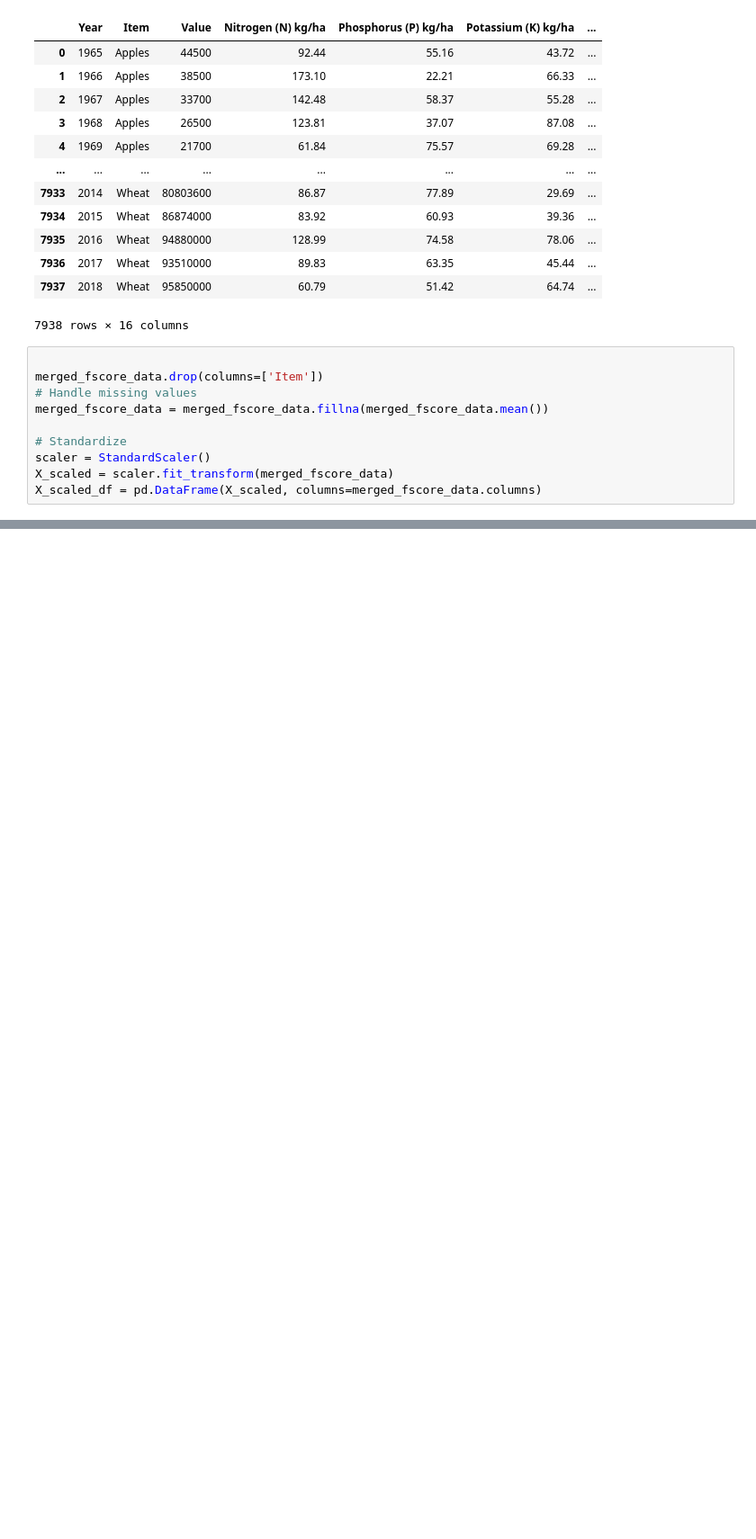
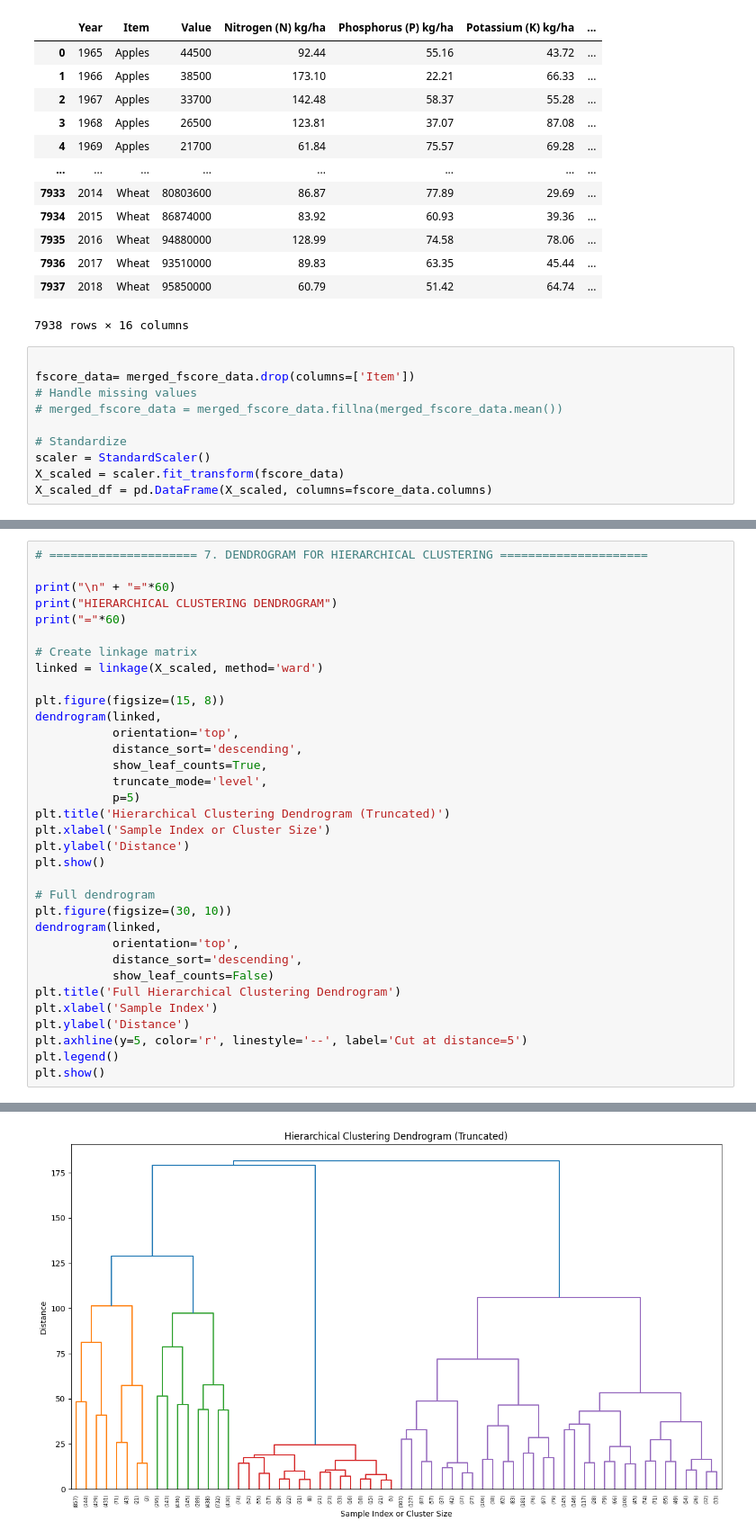
Before and after one commit to sandy-ukr/crop-yield-prediction, a Jupyter notebook: crop.ipynb, the cells around one changed output, grey strips where cells are left out. Shown at 90% size. Drawn from its saved outputs; the diff is of its cells as text; blank space fills up the shorter version.

```diff
--- a/crop.ipynb
+++ b/crop.ipynb
@@ -471,11 +471,11 @@ merged_fscore_data
 7938 rows × 16 columns
 # %%
 
-merged_fscore_data.drop(columns=['Item'])
+fscore_data= merged_fscore_data.drop(columns=['Item'])
 # Handle missing values
-merged_fscore_data = merged_fscore_data.fillna(merged_fscore_data.mean())
+# merged_fscore_data = merged_fscore_data.fillna(merged_fscore_data.mean())
 
 # Standardize
 scaler = StandardScaler()
-X_scaled = scaler.fit_transform(merged_fscore_data)
-X_scaled_df = pd.DataFrame(X_scaled, columns=merged_fscore_data.columns)
+X_scaled = scaler.fit_transform(fscore_data)
+X_scaled_df = pd.DataFrame(X_scaled, columns=fscore_data.columns)
@@ -524,0 +597,35 @@ ValueError: Length of values (58) does not match length of index (7938)
+# %%
+# ===================== 7. DENDROGRAM FOR HIERARCHICAL CLUSTERING =====================
+
+print("\n" + "="*60)
+print("HIERARCHICAL CLUSTERING DENDROGRAM")
+print("="*60)
+
+# Create linkage matrix
+linked = linkage(X_scaled, method='ward')
+
+plt.figure(figsize=(15, 8))
+dendrogram(linked,
+           orientation='top',
+           distance_sort='descending',
+           show_leaf_counts=True,
+           truncate_mode='level',
+           p=5)
+plt.title('Hierarchical Clustering Dendrogram (Truncated)')
+plt.xlabel('Sample Index or Cluster Size')
+plt.ylabel('Distance')
+plt.show()
+
+# Full dendrogram
+plt.figure(figsize=(30, 10))
+dendrogram(linked,
+           orientation='top',
+           distance_sort='descending',
+           show_leaf_counts=False)
+plt.title('Full Hierarchical Clustering Dendrogram')
+plt.xlabel('Sample Index')
+plt.ylabel('Distance')
+plt.axhline(y=5, color='r', linestyle='--', label='Cut at distance=5')
+plt.legend()
+plt.show()
+# %% [output]
@@ -524,0 +635 @@ ValueError: Length of values (58) does not match length of index (7938)
+[figure, added]
```
Also changed, not shown: parts of 6 cells of this notebook.
